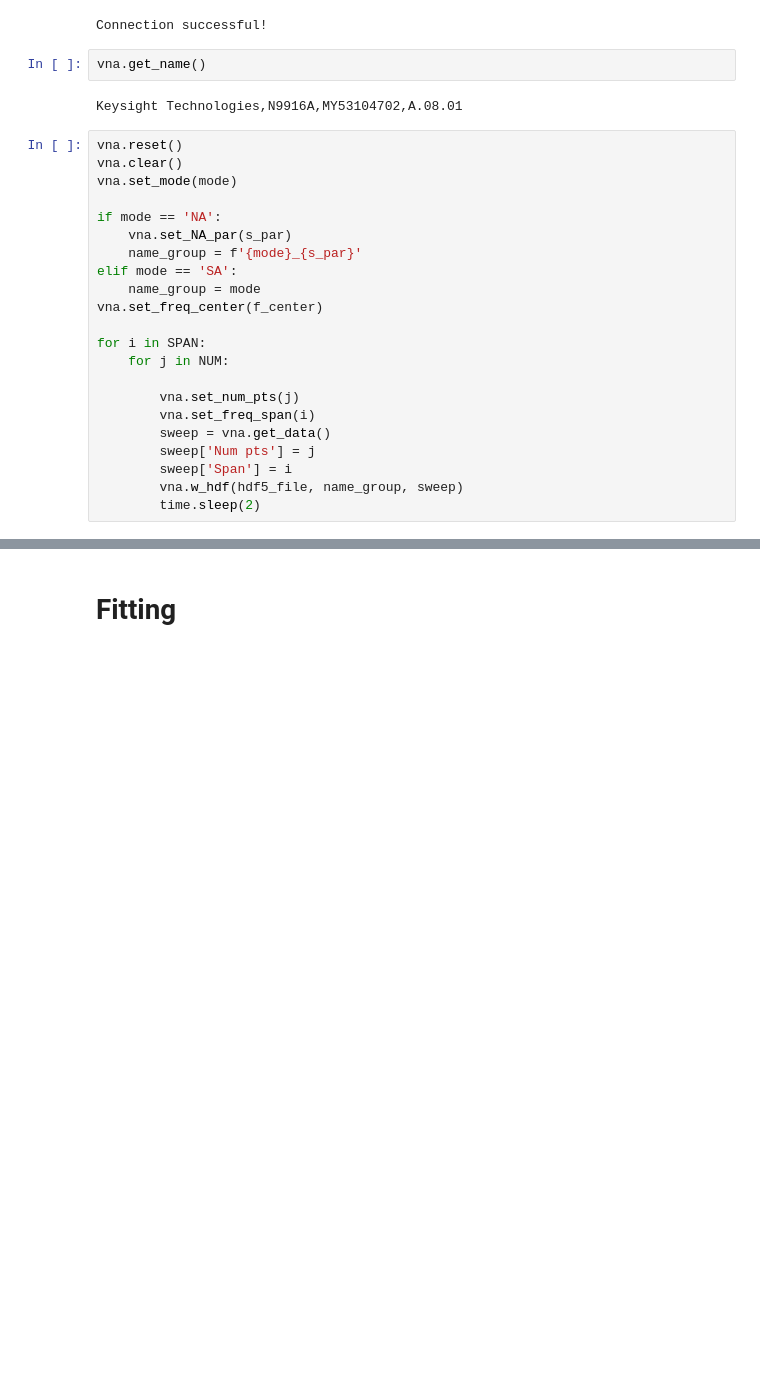
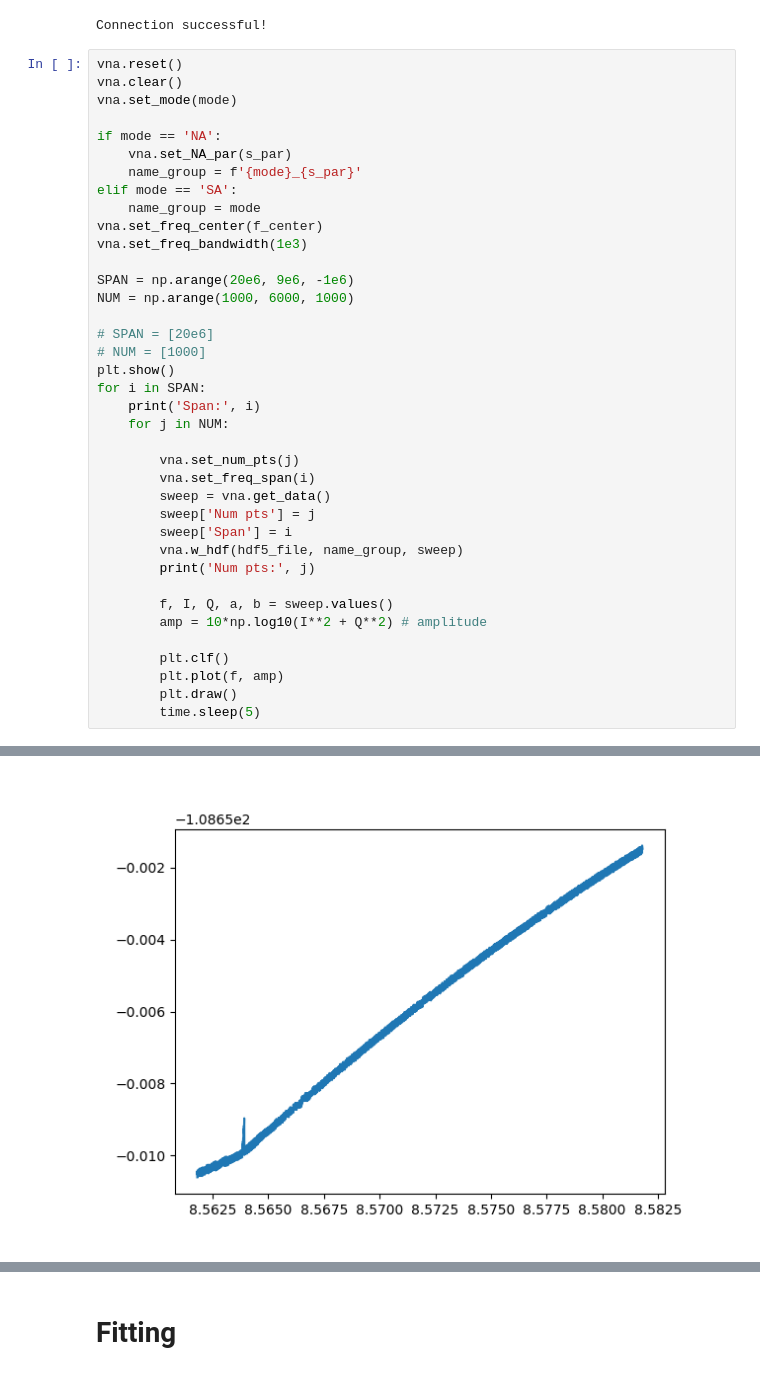
Before and after one commit to biqute/QTLab2324, a Jupyter notebook: PAandQubit/Instruments/network/VNA/2024-04-18-resonator.ipynb, the cells around one changed output, grey strips where cells are left out. Drawn from its saved outputs; the diff is of its cells as text; blank space fills up the shorter version.

```diff
--- a/PAandQubit/Instruments/network/VNA/2024-04-18-resonator.ipynb
+++ b/PAandQubit/Instruments/network/VNA/2024-04-18-resonator.ipynb
@@ -25,10 +25,6 @@ hdf5_file   = '2024-04-18.hdf5'
 vna = NA_N9916A.N9916A(ip)
 # %% [output]
 Connection successful!
-# %%
-vna.get_name()
-# %% [output]
-Keysight Technologies,N9916A,MY53104702,A.08.01
 # %%
 vna.reset()
 vna.clear()
@@ -40,8 +36,16 @@ if mode == 'NA':
 elif mode == 'SA':
     name_group = mode
 vna.set_freq_center(f_center)
+vna.set_freq_bandwidth(1e3)
 
+SPAN = np.arange(20e6, 9e6, -1e6)
+NUM = np.arange(1000, 6000, 1000)
+
+# SPAN = [20e6]
+# NUM = [1000]
+plt.show()
 for i in SPAN:
+    print('Span:', i)
     for j in NUM:
 
         vna.set_num_pts(j)
@@ -50,4 +54,13 @@ for i in SPAN:
         sweep['Num pts'] = j
         sweep['Span'] = i
         vna.w_hdf(hdf5_file, name_group, sweep)
-        time.sleep(2)
+        print('Num pts:', j)
+
+        f, I, Q, a, b = sweep.values()
+        amp = 10*np.log10(I**2 + Q**2) # amplitude
+
+        plt.clf()
+        plt.plot(f, amp)
+        plt.draw()
+        time.sleep(5)
+# %% [output]
@@ -53,0 +73 @@ for i in SPAN:
+[figure, added]
```
Also changed, not shown: parts of 5 cells of this notebook, 1 other file.
